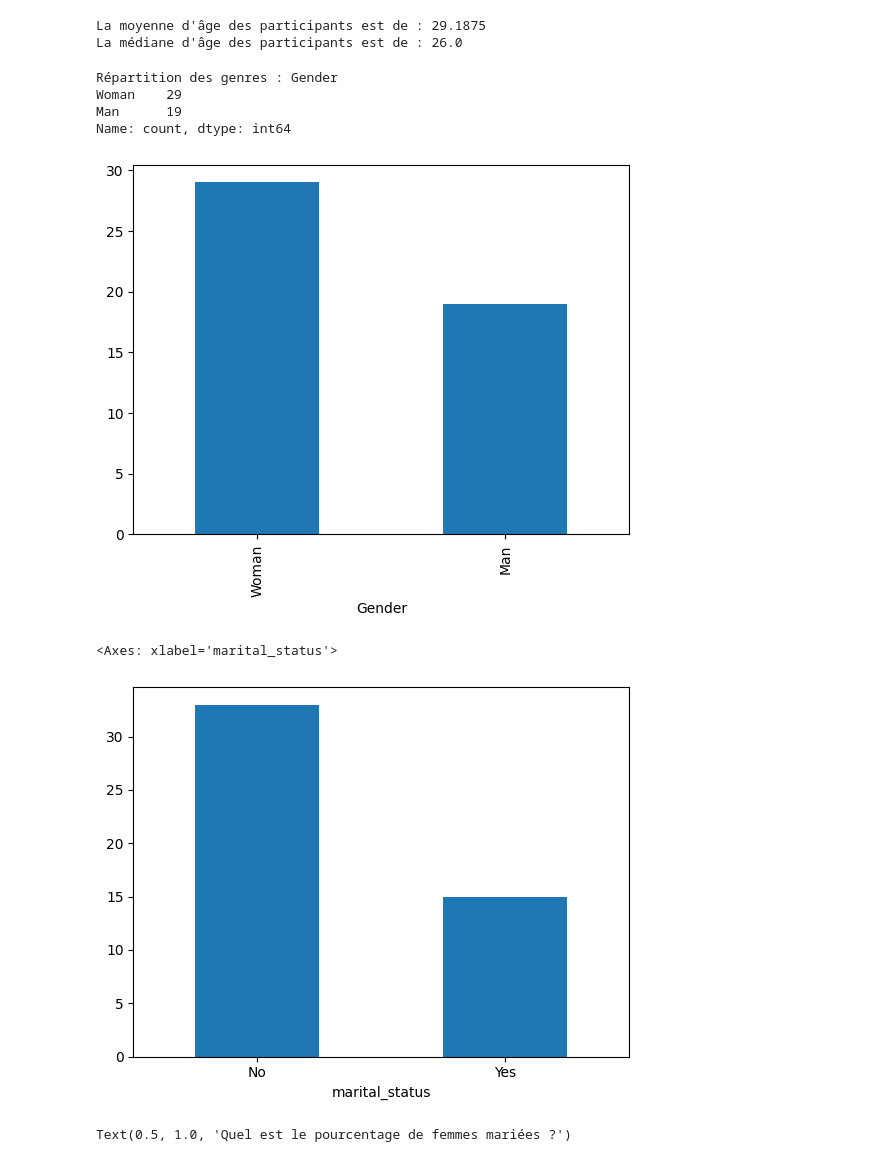
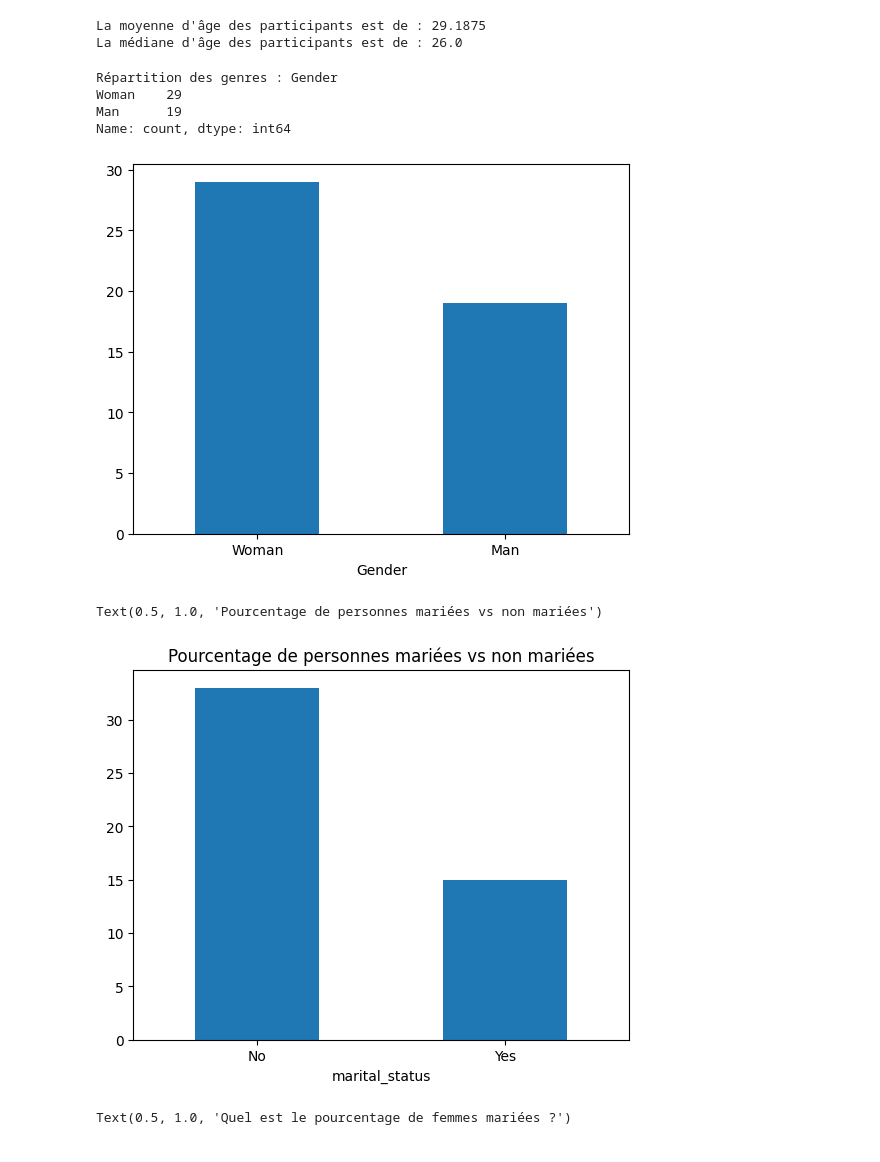
Before and after one commit to Azizbennacer/Survey-analysis, a Jupyter notebook: notebooks/analysis.ipynb, the cells around one changed output. Saved outputs shown, nothing was run; the diff lists cells and outputs as text; code cells hidden in the pictures.

```diff
--- a/notebooks/analysis.ipynb
+++ b/notebooks/analysis.ipynb
@@ -41,21 +41,22 @@ La médiane d'âge des participants est de : 26.0
 # %%
 genders_counts = df["Gender"].value_counts()
 print("Répartition des genres :", genders_counts)
-genders_counts.plot(kind="bar")
+genders_counts.plot(kind="bar", rot = 0)
 plt.show()
 # %% [output]
 Répartition des genres : Gender
 Woman    29
 Man      19
 Name: count, dtype: int64
-[figure, old version]
+[figure, new version]
 # %%
 # Calcul du pourcentage de personnes mariées vs non mariées
 marital_status = df["marital_status"].value_counts()
 marital_status.plot(kind="bar", rot =0)
+plt.title("Pourcentage de personnes mariées vs non mariées")
 # %% [output]
-<Axes: xlabel='marital_status'>
+Text(0.5, 1.0, 'Pourcentage de personnes mariées vs non mariées')
-[figure, old version]
+[figure, new version]
 # %%
 #Quel est le pourcentage de femmes mariées ?
 married_women = df[(df["Gender"] == "Woman")&(df["marital_status"] == "Yes")]
```
Also changed, not shown: parts of 6 cells of this notebook, 1 other file.
